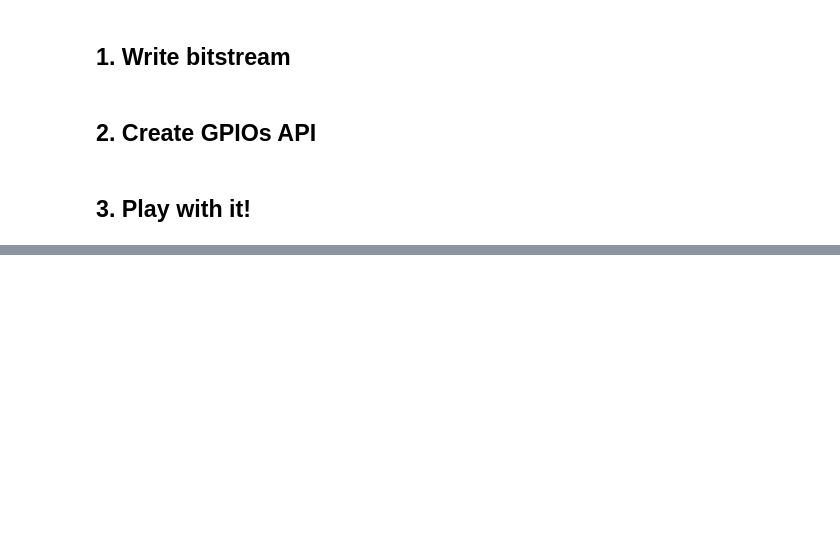
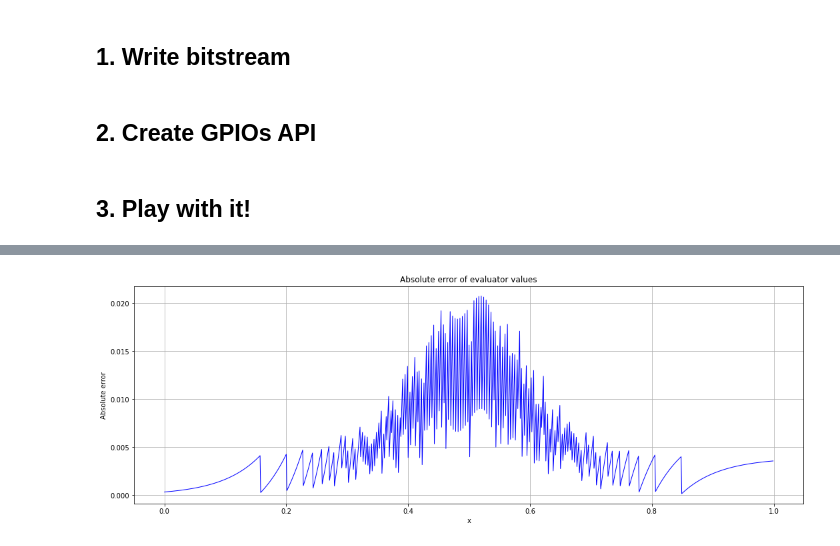
Before and after one commit to foxx553/apexhdl, a Jupyter notebook: notebooks/lut_8bit_tanh.ipynb, the cells around one changed output, grey strips where cells are left out. Cells and saved outputs as stored; diff of their text form; code cells hidden in the pictures; blank space fills up the shorter version.

```diff
--- a/notebooks/lut_8bit_tanh.ipynb
+++ b/notebooks/lut_8bit_tanh.ipynb
@@ -39,0 +60,10 @@ print(" >> Description = (1+tanh(4*(2*x-1)))/2")
+# %%
+plt.figure(figsize=(18, 6))
+plt.plot(x_values, absolute_error, color='blue', linewidth=1)
+plt.title('Absolute error of evaluator values')
+plt.xlabel('x')
+plt.ylabel('Absolute error')
+plt.grid(True)
+plt.show()
+# %% [output]
+[figure, added]
```
Also changed, not shown: parts of 4 cells of this notebook, 4 other files.
